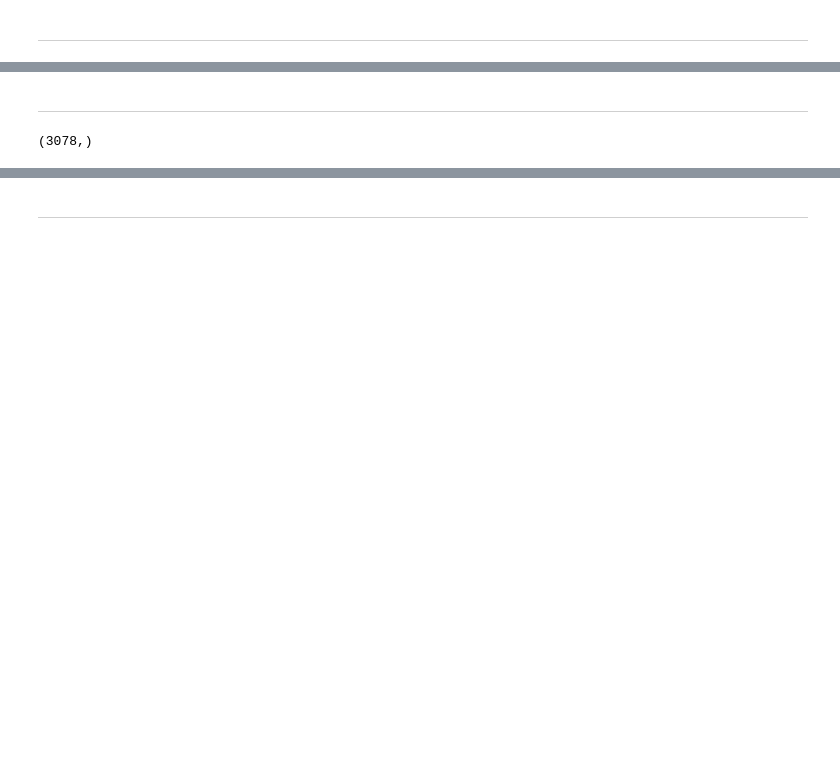
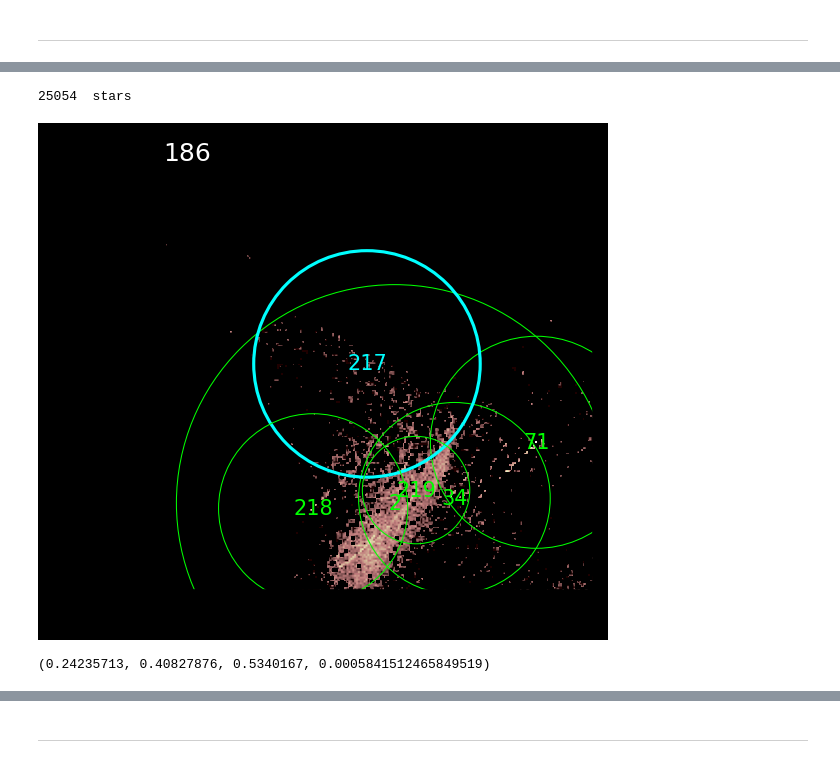
Before and after one commit to syj3514/YoungTree2, a Jupyter notebook: ytest.ipynb, the cells around one changed output, grey strips where cells are left out. Saved outputs shown, nothing was run; the diff lists cells and outputs as text; code cells hidden in the pictures; blank space fills up the shorter version.

```diff
--- a/ytest.ipynb
+++ b/ytest.ipynb
@@ -331,2 +121,0 @@ for ind in zeroind:
-# %% [markdown]
--------
@@ -335,61 +122,6 @@ ytree = pklload(f"{yrepo}/ytree_remove_zero.pickle")
-# %%
-gals = copy.deepcopy(ytree)
-
-indices = np.where(gals['last'] == -1)[0]
-orphans = gals[indices]
-print(orphans.shape)
-
-counts = 0
-
-iouts = np.unique(orphans['timestep'])[::-1]
-for iout in iouts:
-    orps = orphans[orphans['timestep'] == iout]
-    inds = indices[orphans['timestep'] == iout]
-    for orp, ind in zip(orps, inds):
-        if orp['last']<0:
-            gals[ind]['last'] = gal2id(gals[ind])
-        descs = orp['desc']
-        progs = orp['prog']
-        if (descs is not None) and (not all(descs[:,1] <= 0)):
-            desc_scores = orp['desc_score'][:,0]
-            desc_scores = desc_scores[descs[:,1] > 0]
-            descs = descs[descs[:,1] > 0]
-            dgals = [_gal(desc[0], desc[1], gals) for desc in descs]
-            cands = np.zeros(len(dgals), dtype=int)
-            for i, dgal in enumerate(dgals):
-                dout = dgal['timestep']; did = dgal['id']; dlast = dgal['last']; dmerge = dgal['merged']
-                if connected(orp, dgal, gals):
-                    cands[i] = dlast
-            if not np.array_equal(np.zeros(len(dgals), dtype=int), cands):
-                ucands = np.unique(cands[cands != 0])
-                leng = len(ucands)
-                if leng == 1:
-                    decision = ucands[0]
-                else:
-                    scores = np.zeros(leng)
-                    for i in range(leng):
-                        cand = ucands[i]
-                        assert cand > 0
-                        inst = gals[gals['last'] == cand]
-                        maxout = np.max(descs[:,0]); minout = np.min(progs[:,0])
-                        inst = inst[ (inst['timestep'] <= maxout) & (inst['timestep'] >= minout) ]
-                        for ins in inst:
-                            check = (descs[:,0]==ins['timestep']) & (descs[:,1]==ins['id'])
-                            if True in check:
-                                try:
-                                    scores[i] += desc_scores[check][0]
-                                except:
-                                    print(check)
-                                    print(desc_scores)
-                                    print(desc_scores[check])
-                                    print(desc_scores[check][0])
-                    decision = ucands[np.argmax(scores)]
-                where = np.where(cands==decision)[0]
-                if occupied(iout, decision, gals):
-                    most = descs[np.argmax(desc_scores)]
-                    merged = _gal(most[0], most[1], gals)['merged']
-                    gals[ind]['merged'] = gal2id(gals[ind]) if merged==0 else merged
-
-                gals[ind]['last'] = decision
-# %% [output]
-(3078,)
+# %%
+drawnear(186, 217)
+# %% [output]
+25054  stars
+[figure, added]
+(0.24235713, 0.40827876, 0.5340167, 0.0005841512465849519)
```
Also changed, not shown: parts of 33 cells of this notebook, 5 other files.
